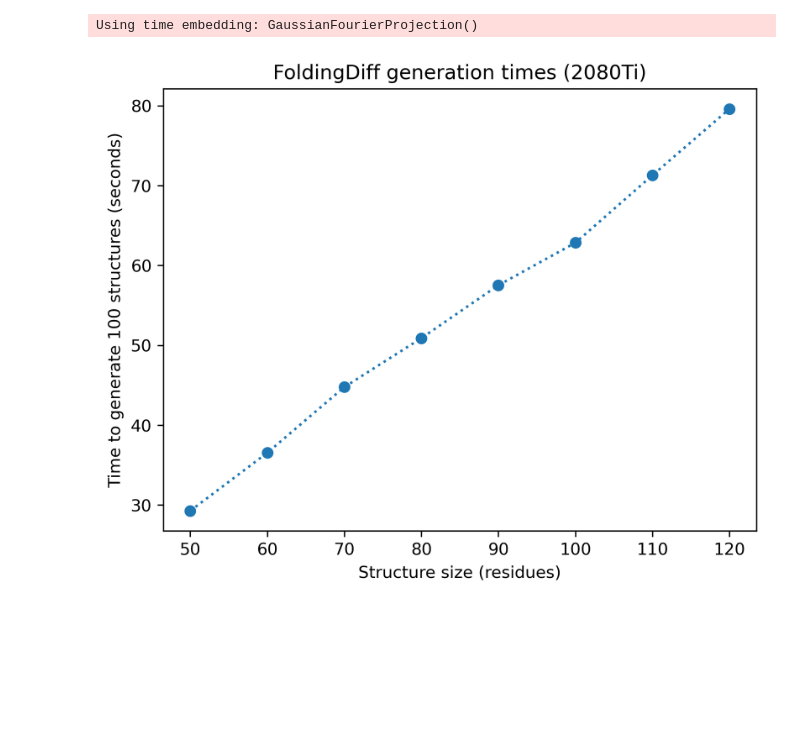
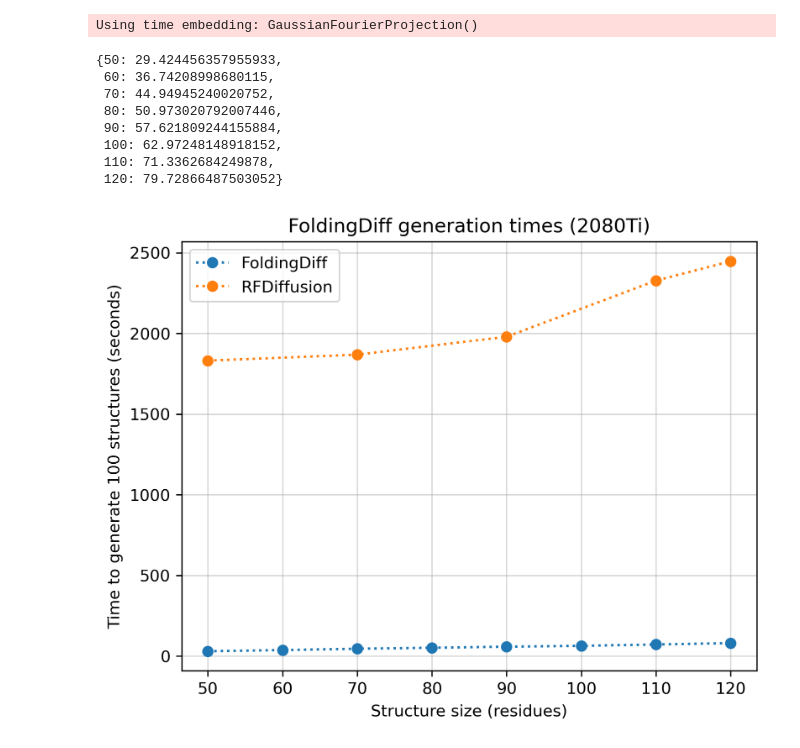
Before and after one commit to microsoft/foldingdiff, a Jupyter notebook: jupyter/generation_time.ipynb, the cells around one changed output. Saved outputs shown, nothing was run; the diff lists cells and outputs as text; code cells hidden in the pictures; blank space fills up the shorter version.

Commit message:
Update generation time plots

```diff
--- a/jupyter/generation_time.ipynb
+++ b/jupyter/generation_time.ipynb
@@ -41,21 +41,50 @@ Using time embedding: GaussianFourierProjection()
 Using time embedding: GaussianFourierProjection()
 Using time embedding: GaussianFourierProjection()
 Using time embedding: GaussianFourierProjection()
+# %%
+gpu_times
+# %% [output]
+{50: 29.424456357955933,
+ 60: 36.74208998680115,
+ 70: 44.94945240020752,
+ 80: 50.973020792007446,
+ 90: 57.621809244155884,
+ 100: 62.97248148918152,
+ 110: 71.3362684249878,
+ 120: 79.72866487503052}
+# %%
+# Manual benchmarking
+rfd_times = {
+    50: 1831,
+    70: 1868,
+    90: 1979,
+    110: 2327,
+    120: 2447,
+}
 # %%
 fig, ax = plt.subplots(dpi=300)
 ax.plot(
     gpu_times.keys(),
     gpu_times.values(),
-    label="GPU",
+    label="FoldingDiff",
     marker='o',
     linestyle='dotted',
 )
+ax.plot(
+    rfd_times.keys(),
+    rfd_times.values(),
+    label="RFDiffusion",
+    marker='o',
+    linestyle='dotted',
+)
+ax.grid(visible=True, which='both', alpha=0.5)
+ax.legend()
 ax.set(
     xlabel="Structure size (residues)",
     ylabel="Time to generate 100 structures (seconds)",
     title="FoldingDiff generation times (2080Ti)",
 )
 fig.savefig(os.path.join(plotting.PLOT_DIR, "generation_time.pdf"), bbox_inches='tight')
 fig.show()
 # %% [output]
-[figure, old version]
+[figure, new version]
```
Also changed, not shown: parts of 1 cell of this notebook, 1 other file.
